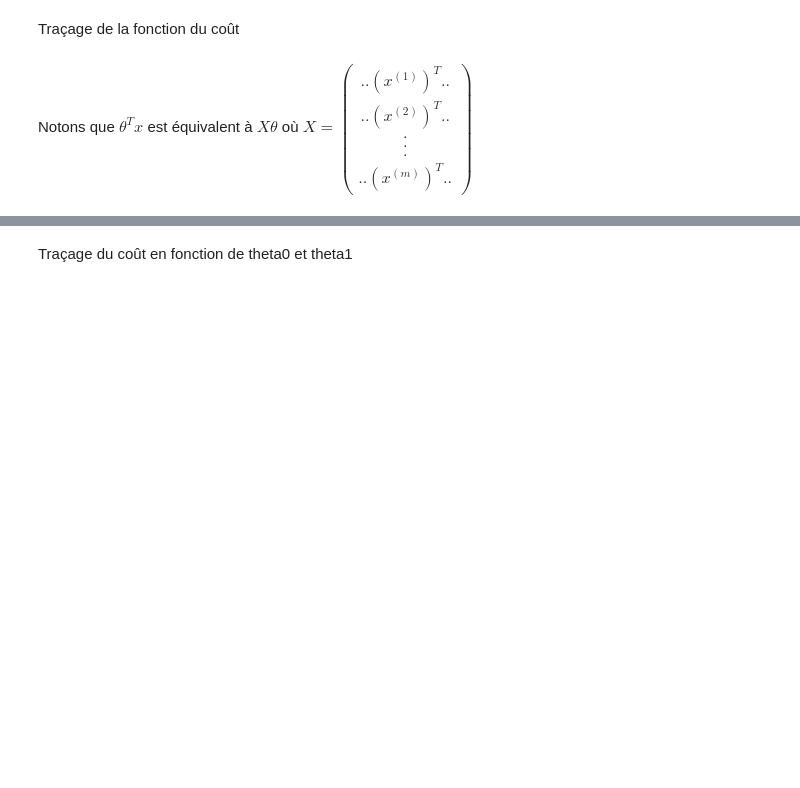
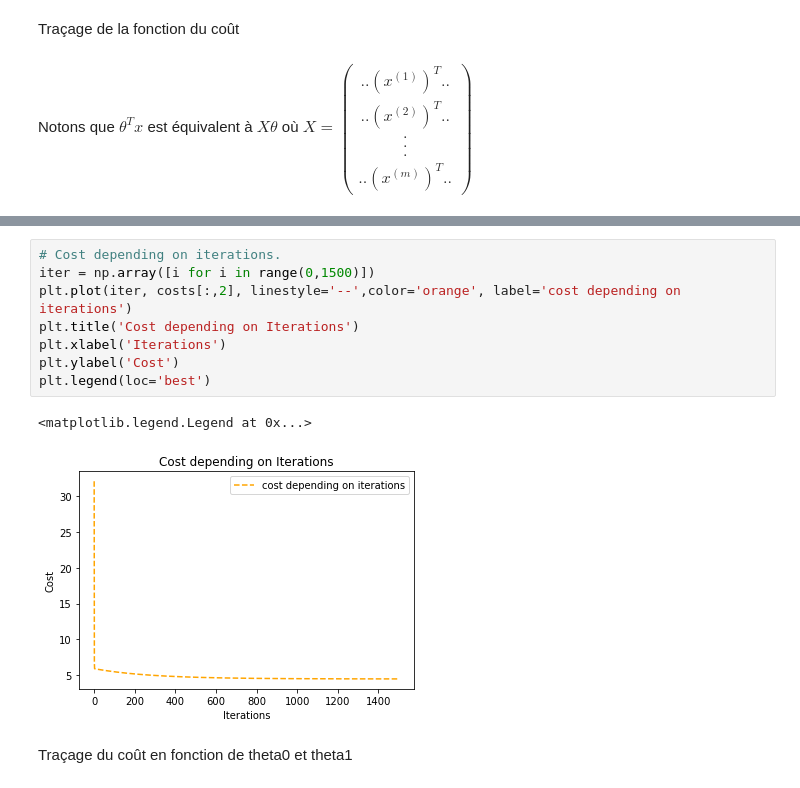
Before and after one commit to imadBO/AARN, a Jupyter notebook: TP2/TP 2 Descente du gradient.ipynb, the cells around one changed output, grey strips where cells are left out. Saved outputs shown, nothing was run; the diff lists cells and outputs as text; blank space fills up the shorter version.

```diff
--- a/TP2/TP 2 Descente du gradient.ipynb
+++ b/TP2/TP 2 Descente du gradient.ipynb
@@ -177,3 +175,14 @@ plt.plot(X,y_pred)
+# %%
+# Cost depending on iterations.
+iter = np.array([i for i in range(0,1500)])
+plt.plot(iter, costs[:,2], linestyle='--',color='orange', label='cost depending on iterations')
+plt.title('Cost depending on Iterations')
+plt.xlabel('Iterations')
+plt.ylabel('Cost')
+plt.legend(loc='best')
+# %% [output]
+<matplotlib.legend.Legend at 0x...>
+[figure, added]
 # %% [markdown]
 Traçage du coût en fonction de theta0 et theta1
 # %%
```
Also changed, not shown: parts of 9 cells of this notebook.
